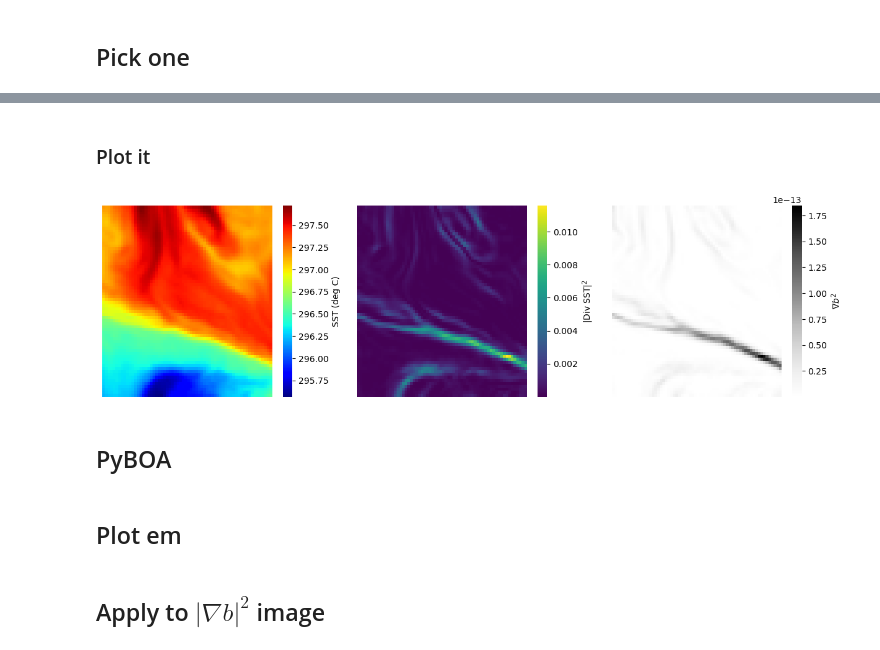
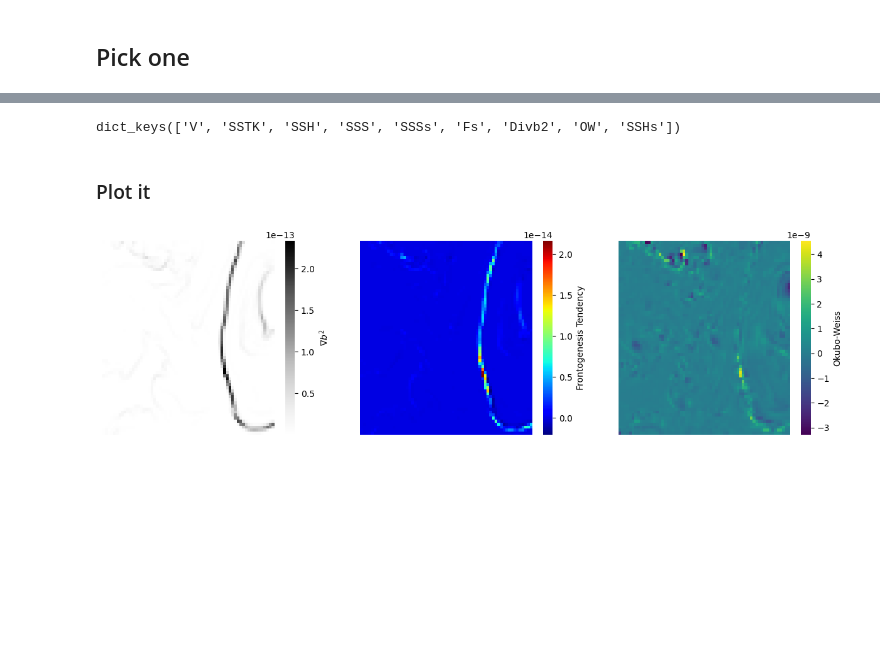
Before and after one commit to Sea-Meets-the-Stars/fronts, a Jupyter notebook: dev/FrontClassifying.ipynb, the cells around one changed output, grey strips where cells are left out. Drawn from its saved outputs; the diff is of its cells as text; code cells hidden in the pictures; blank space fills up the shorter version.

```diff
--- a/dev/FrontClassifying.ipynb
+++ b/dev/FrontClassifying.ipynb
@@ -110,0 +45,2 @@ def arr_to_dataset(arr):
+# %%
+dbof_tbl = dbof_io.load_main_table(dbof_dev_file)
@@ -110,0 +49,2 @@ def arr_to_dataset(arr):
+# %%
+dbof_divb2_tbl = dbof_io.load_meta_table(dbof_dev_file, 'Divb2')
@@ -117,0 +73,4 @@ div_sst, sst, sss, Divb2 = parse_idx(idx)
+# %%
+idx_14 = np.argmin(np.abs(dbof_divb2_tbl.p90-1e-14))
+UID_14 = dbof_divb2_tbl.iloc[idx_14].UID
+UID_14
@@ -117,0 +81,3 @@ div_sst, sst, sss, Divb2 = parse_idx(idx)
+# %%
+reload(dbof_utils)
+field_data_14 = dbof_utils.grab_fields(dbof_dev_file, 'all', UID_14)
@@ -118,10 +97,10 @@ div_sst, sst, sss, Divb2 = parse_idx(idx)
+# %%
+field_data_14.keys()
+# %% [output]
+dict_keys(['V', 'SSTK', 'SSH', 'SSS', 'SSSs', 'Fs', 'Divb2', 'OW', 'SSHs'])
 # %% [markdown]
 ### Plot it
 # %%
-plot_example(idx)
+plot_example(field_data_14)
 # %% [output]
-[figure, old version]
+[figure, new version]
-# %% [markdown]
-## PyBOA
-# %% [markdown]
-## Plot em
@@ -151,2 +106,0 @@ def plot_fronts(idx, res_fronts, clr='g'):
-# %% [markdown]
-## Apply to $|\nabla b|^2$ image
```
Also changed, not shown: parts of 50 cells of this notebook, 1 other file.
